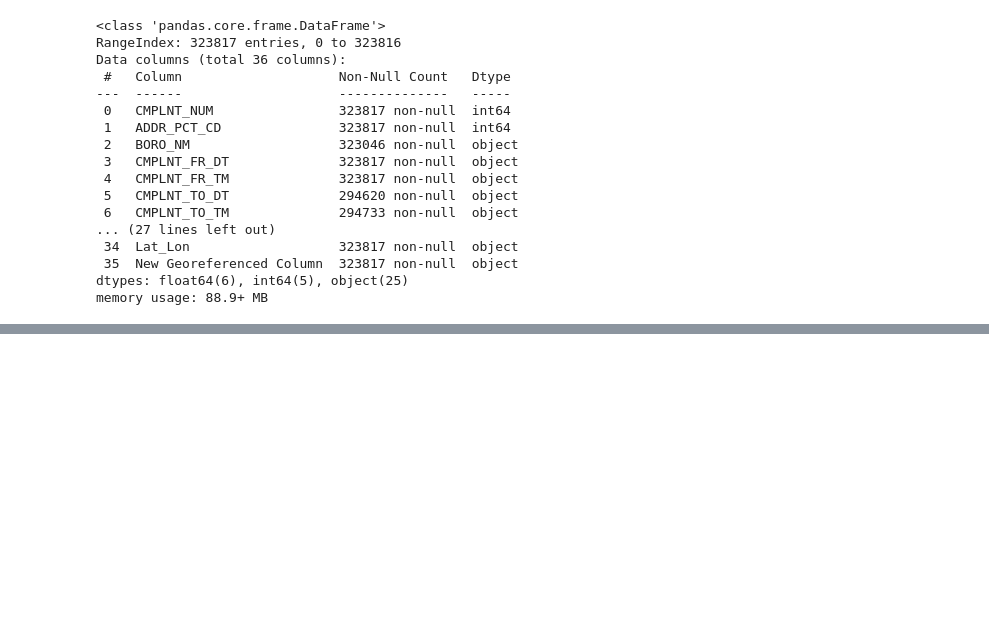
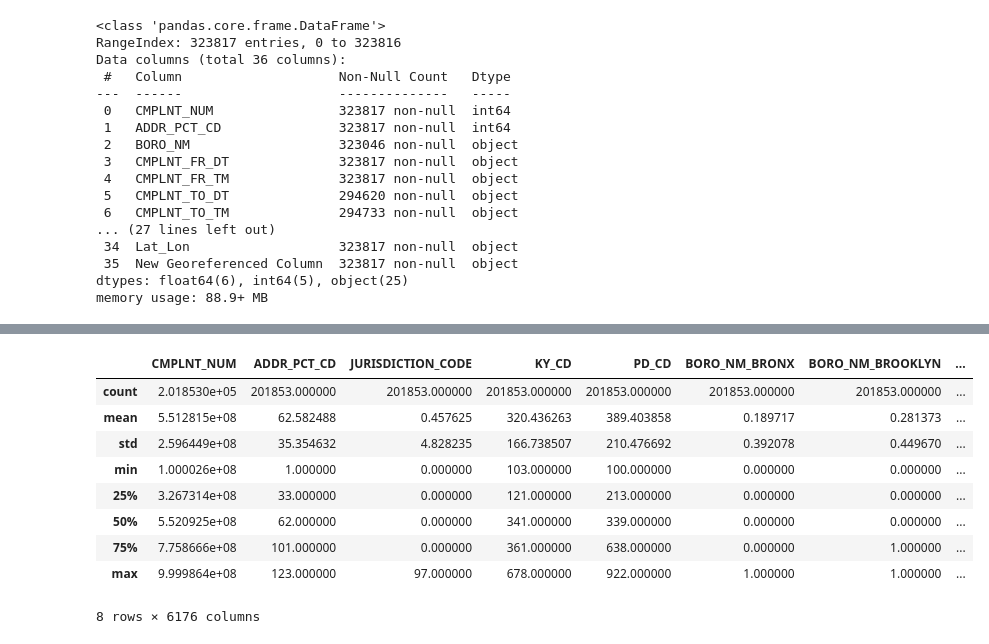
Before and after one commit to Hoots-25/NYPD_Analysis, a Jupyter notebook: NYPD_Complaints.ipynb, the cells around one changed output, grey strips where cells are left out. Cells and saved outputs as stored; diff of their text form; code cells hidden in the pictures; blank space fills up the shorter version.

```diff
--- a/NYPD_Complaints.ipynb
+++ b/NYPD_Complaints.ipynb
@@ -38,0 +186,13 @@ memory usage: 88.9+ MB
+# %%
+X.describe()
+# %% [output]
+|  | CMPLNT_NUM | ADDR_PCT_CD | JURISDICTION_CODE | KY_CD | PD_CD | BORO_NM_BRONX | BORO_NM_BROOKLYN | ... |
+| count | 2.018530e+05 | 201853.000000 | 201853.000000 | 201853.000000 | 201853.000000 | 201853.000000 | 201853.000000 | ... |
+| mean | 5.512815e+08 | 62.582488 | 0.457625 | 320.436263 | 389.403858 | 0.189717 | 0.281373 | ... |
+| std | 2.596449e+08 | 35.354632 | 4.828235 | 166.738507 | 210.476692 | 0.392078 | 0.449670 | ... |
+| min | 1.000026e+08 | 1.000000 | 0.000000 | 103.000000 | 100.000000 | 0.000000 | 0.000000 | ... |
+| 25% | 3.267314e+08 | 33.000000 | 0.000000 | 121.000000 | 213.000000 | 0.000000 | 0.000000 | ... |
+| 50% | 5.520925e+08 | 62.000000 | 0.000000 | 341.000000 | 339.000000 | 0.000000 | 0.000000 | ... |
+| 75% | 7.758666e+08 | 101.000000 | 0.000000 | 361.000000 | 638.000000 | 0.000000 | 1.000000 | ... |
+| max | 9.999864e+08 | 123.000000 | 97.000000 | 678.000000 | 922.000000 | 1.000000 | 1.000000 | ... |
+8 rows × 6176 columns
```
Also changed, not shown: parts of 21 cells of this notebook, 2 other files.
